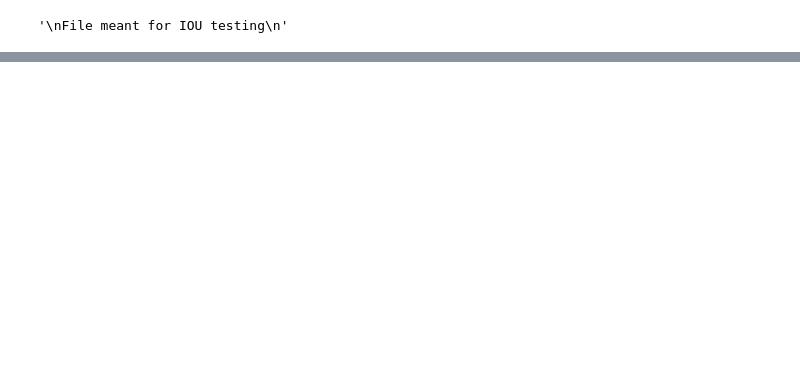
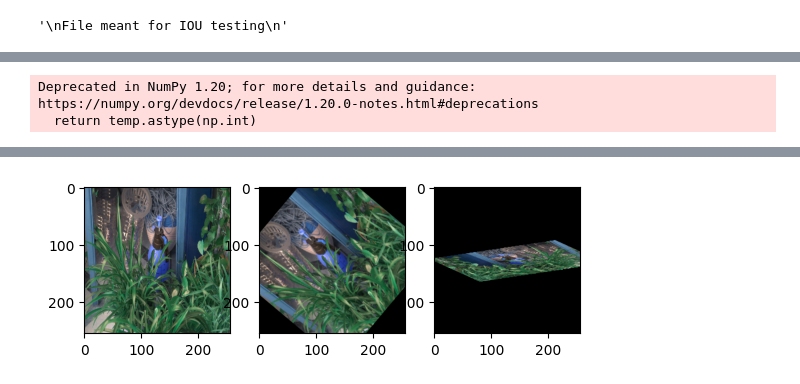
Before and after one commit to bas-bhai-account-khol-de/FlamImageTracking, a Jupyter notebook: testing.ipynb, the cells around one changed output, grey strips where cells are left out. Saved outputs shown, nothing was run; the diff lists cells and outputs as text; code cells hidden in the pictures; blank space fills up the shorter version.

Commit message:
Added file for IOU scores

```diff
--- a/testing.ipynb
+++ b/testing.ipynb
@@ -28,6 +35,7 @@ for path in os.listdir(image_dir_path):
     images_path.append(os.path.join(image_dir_path, path))
 
 filters = np.load(filters_path)
+cos_sim = tf.keras.losses.CosineSimilarity()
 # %%
 def get_warped_points(points, homography):
     temp = np.matmul(homography, points)
@@ -38,7 +46,7 @@ def get_image(img_path):
     img = cv2.imread(img_path)
     img = cv2.resize(img,(image_size, image_size))
     img_grey = cv2.cvtColor(img, cv2.COLOR_RGB2GRAY)
-    return img_grey
+    return img_grey , img
 # %%
 def get_descriptors(image, filters, point):
     patch = tf.convert_to_tensor(image[int(point[1]-patch_size/2):int(point[1]+patch_size/2), int(point[0]-patch_size/2):int(point[0]+patch_size/2)],dtype=tf.double)
@@ -83,0 +86,76 @@ InvalidArgumentError: required broadcastable shapes [Op:Mul]
+# %%
+def get_expected_homography(og_matched_kp, transformed_matched_kp):
+    return np.matmul(transformed_matched_kp, np.linalg.pinv(og_matched_kp))
+# %%
+def get_IOU(gt_points, predicted_points):
+    gt_points = np.array([gt[:2] for gt in gt_points])
+    predicted_points = np.array([gt[:2] for gt in predicted_points])
+    print("GT points")
+    print(gt_points)
+    print("Predicted points")
+    print(predicted_points)
+    polygon1_shape = Polygon(gt_points)
+    polygon2_shape = Polygon(predicted_points)
+    polygon_intersection = polygon1_shape.intersection(polygon2_shape).area
+    polygon_union = polygon1_shape.union(polygon2_shape).area
+    IOU = polygon_intersection / polygon_union
+    return IOU
+# %%
+no_of_tests = 1
+for i in range(no_of_tests):
+    og_image, og_image_rgb = get_image(np.random.choice(images_path))
+    homography_matrix = h.get_random_homography_matrix(whole_image = True)
+    transformed_image = cv2.warpPerspective(og_image, homography_matrix, og_image.shape[:2])
+    transformed_image_rgb = cv2.warpPerspective(og_image_rgb, homography_matrix, og_image.shape[:2])
+
+
+    og_kp = orb.detect(og_image)
+    if len(og_kp) < 4:
+        print(f"Got only {len(og_kp)} keypoints in original image")
+        continue
+    og_kp = np.array([(int(kp.pt[0]), int(kp.pt[1]), 1) for kp in og_kp]) # og_kp in x,y format
+
+    transformed_kp = orb.detect(transformed_image)
+    if len(transformed_kp) < 4:
+        print(f"Got only {len(transformed_kp)} keypoints in transformed image")
+        continue
+    transformed_kp = np.array([(int(kp.pt[0]), int(kp.pt[1]), 1) for kp in transformed_kp])
+
+
+    transformed_og_kp = get_warped_points(og_kp.T, homography_matrix).T
+    og_descriptors = get_point_desc_dict(og_image, filters, og_kp)
+    transformed_descriptors = get_point_desc_dict(transformed_image, filters, transformed_kp)
+
+    if (len(og_descriptors) < 4):
+        print(f"Got only {len(og_descriptors)} descriptors in original image")
+        continue
+
+    if (len(transformed_descriptors) < 4):
+        print(f"Got only {len(transformed_descriptors)} descriptors in transformed image")
+        continue
+
+    print("Descriptors in original image: ",len(og_descriptors), " Descriptors in transformed image: ",len(transformed_descriptors))
+
+    og_matched_kp, transformed_matched_kp = search_matching_kp(og_descriptors, transformed_descriptors)
+
+    if (len(og_matched_kp) < 4) | (len(transformed_matched_kp) < 4):
+        print("Less than 4 keypoints matched")
+        continue
+
+    expected_homography = get_expected_homography(og_matched_kp.T, transformed_matched_kp.T)
+
+    gt_points = get_warped_points(original_points.T, homography_matrix).T
+    detected_points = get_warped_points(original_points.T, expected_homography).T
+    projected_image = cv2.warpPerspective(og_image_rgb, expected_homography, og_image.shape[:2])
+
+    IOU_score = get_IOU(gt_points, detected_points)
+    print(IOU_score)
+
+    if no_of_tests == 1:
+        fig, ax = plt.subplots(ncols = 3)
+        ax[0].imshow(og_image_rgb)
+        ax[1].imshow(transformed_image_rgb)
+        ax[2].imshow(projected_image)
+# %% [output]
+Deprecated in NumPy 1.20; for more details and guidance: https://numpy.org/devdocs/release/1.20.0-notes.html#deprecations
+  return temp.astype(np.int)
@@ -83,0 +174 @@ InvalidArgumentError: required broadcastable shapes [Op:Mul]
+[figure, added]
```
Also changed, not shown: parts of 8 cells of this notebook, 3 other files.
